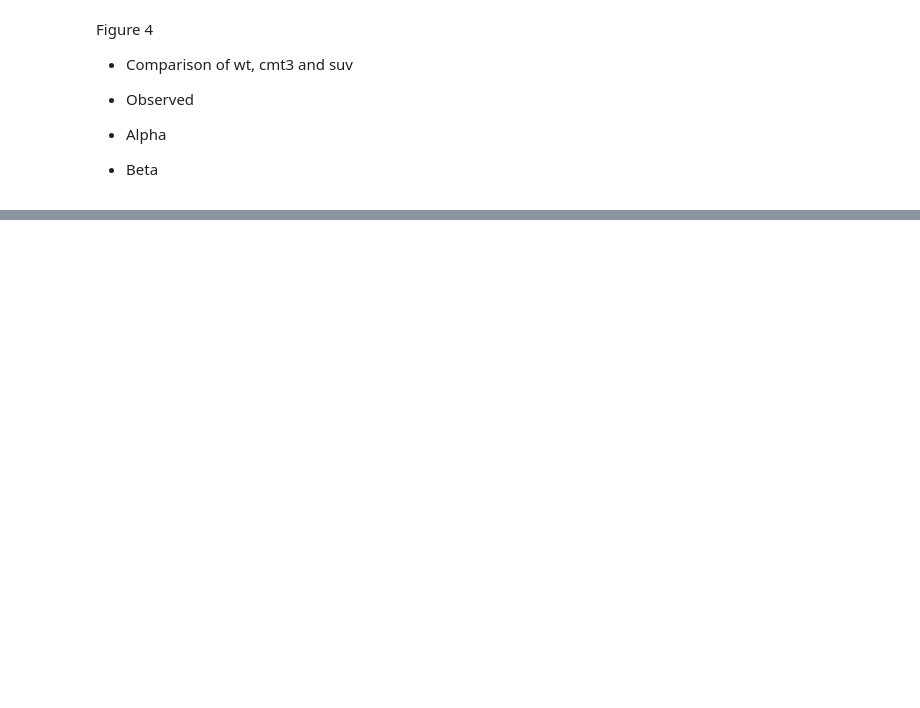
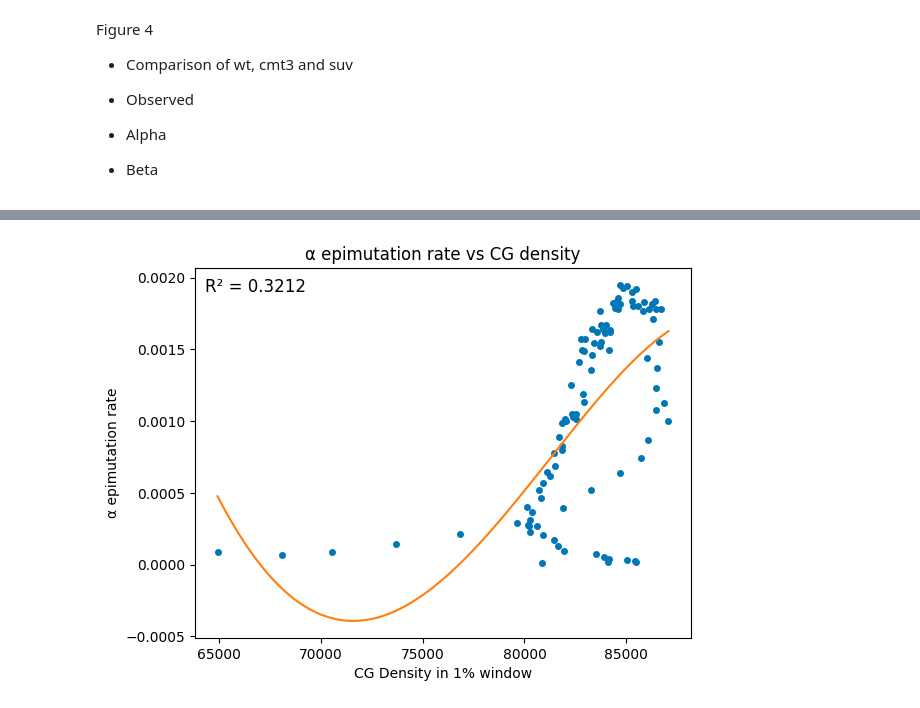
Before and after one commit to constantingoeldel/epigenomics, a Jupyter notebook: plotting.ipynb, the cells around one changed output, grey strips where cells are left out. Saved outputs shown, nothing was run; the diff lists cells and outputs as text; code cells hidden in the pictures; blank space fills up the shorter version.

```diff
--- a/plotting.ipynb
+++ b/plotting.ipynb
@@ -191,0 +206,26 @@ plt.show()
+# %%
+intragenic_cg_density = cg_density[101:200] * 60000
+intragenic_alpha = alpha[101:200]
+
+
+z = list(zip(intragenic_cg_density, intragenic_alpha))
+z = np.array(z,dtype=[('cg_density', float), ('alpha', float)])
+s = np.sort(z, order='cg_density' )
+cg_dens,alph = zip(*s)
+
+
+
+p = np.polyfit(intragenic_cg_density, intragenic_alpha, 5)
+x = range(round(min(intragenic_cg_density)), round(max(intragenic_cg_density)), 1)
+
+
+plt.plot(cg_dens, alph, 'o', color=b, markersize=4)
+plt.title("α epimutation rate vs CG density")
+plt.plot(x, np.poly1d(p)(x), color='C1')
+plt.text(64350, 0.0019, f"R² = 0.3212", fontsize=12)
+plt.xlabel("CG Density in 1% window")
+plt.ylabel("α epimutation rate")
+plt.savefig("3_D.png", dpi=450, ) # TODO: alpha label not readable
+plt.show()
+# %% [output]
+[figure, added]
```
Also changed, not shown: parts of 6 cells of this notebook, 4 other files.
